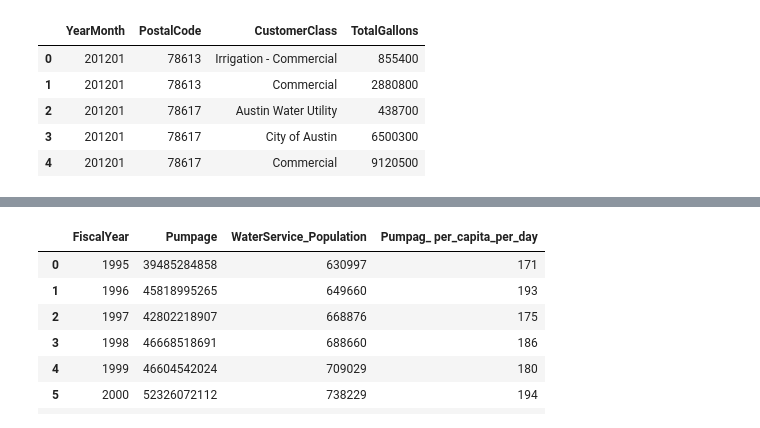
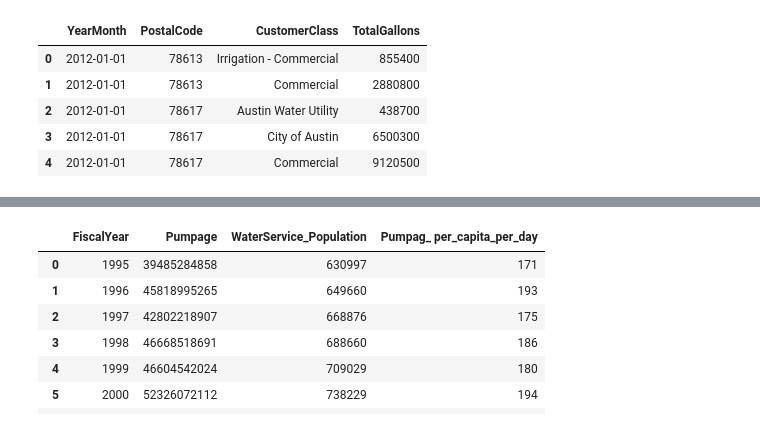
Before and after one commit to wendywalsh/Austin_Utilities, a Jupyter notebook: water/Water.ipynb, the cells around one changed output, grey strips where cells are left out. Drawn from its saved outputs; the diff is of its cells as text; code cells hidden in the pictures.

```diff
--- a/water/Water.ipynb
+++ b/water/Water.ipynb
@@ -24,0 +5,5 @@ residential_water_consumption.head()
+# %%
+commercial_water_consumption = pd.read_csv('Austin_Water_-_Commercial_Water_Consumption.csv')
+# reformat date. Day of date is not part of original data.
+commercial_water_consumption['YearMonth'] = pd.to_datetime(commercial_water_consumption['YearMonth'], format='%Y%m')
+commercial_water_consumption.head()
@@ -48,12 +29,19 @@ residential_water_consumption
 # %%
 # Union commercial and residential data
 dataframes = [commercial_water_consumption, residential_water_consumption]
 compiled_resident_commercial = pd.concat(dataframes)
+
+# reformat date. Day of date is not part of original data.
+compiled_resident_commercial['YearMonth'] = pd.to_datetime(compiled_resident_commercial['YearMonth'], format='%Y%m')
+
+#create csv
+compiled_resident_commercial.to_csv('new_compiled_resident_commercial.csv')
+
 compiled_resident_commercial.head()
 # %% [output]
 |  | YearMonth | PostalCode | CustomerClass | TotalGallons |
-| 0 | 201201 | 78613 | Irrigation - Commercial | 855400 |
-| 1 | 201201 | 78613 | Commercial | 2880800 |
-| 2 | 201201 | 78617 | Austin Water Utility | 438700 |
-| 3 | 201201 | 78617 | City of Austin | 6500300 |
-| 4 | 201201 | 78617 | Commercial | 9120500 |
+| 0 | 2012-01-01 | 78613 | Irrigation - Commercial | 855400 |
+| 1 | 2012-01-01 | 78613 | Commercial | 2880800 |
+| 2 | 2012-01-01 | 78617 | Austin Water Utility | 438700 |
+| 3 | 2012-01-01 | 78617 | City of Austin | 6500300 |
+| 4 | 2012-01-01 | 78617 | Commercial | 9120500 |
```
Also changed, not shown: parts of 5 cells of this notebook, 42 other files.
